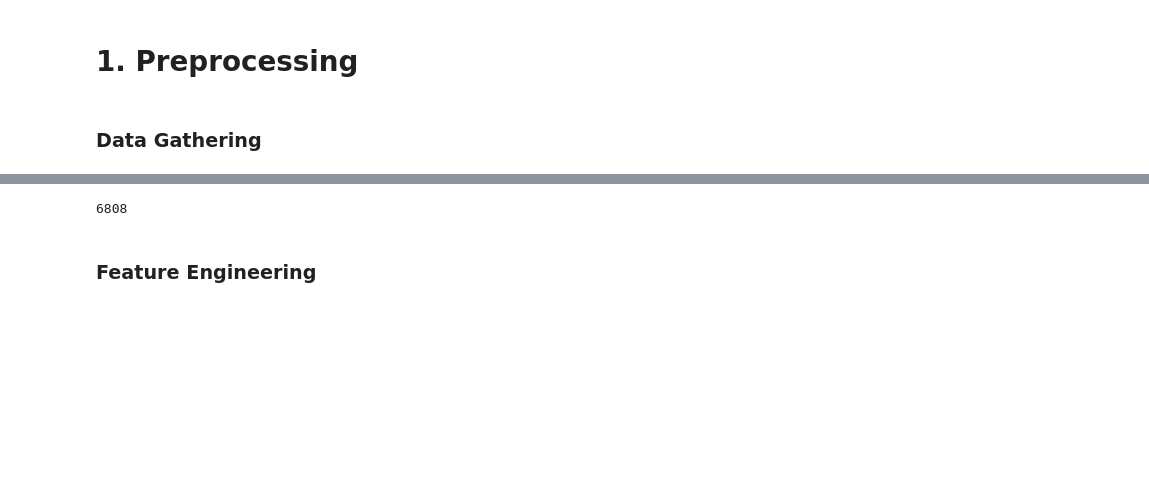
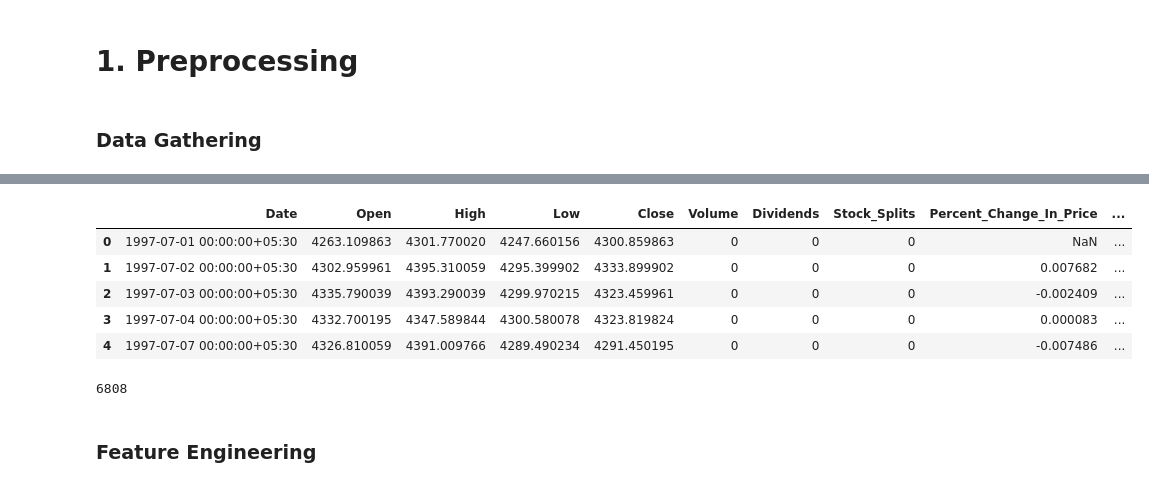
Before and after one commit to jigardonga105/Financial-Portfolio-Optimization, a Jupyter notebook: Models/lstm.ipynb, the cells around one changed output, grey strips where cells are left out. Cells and saved outputs as stored; diff of their text form; code cells hidden in the pictures; blank space fills up the shorter version.

```diff
--- a/Models/lstm.ipynb
+++ b/Models/lstm.ipynb
@@ -42,6 +39,15 @@ BSESN.tail()
 | 6805 | 2025-02-13 00:00:00+05:30 | 76201.101562 | 76764.531250 | 76013.429688 | 76138.968750 | 6900 | 0 | 0 | -0.000422 | ... |
 | 6806 | 2025-02-14 00:00:00+05:30 | 76388.992188 | 76483.062500 | 75439.640625 | 75939.210938 | 9300 | 0 | 0 | -0.002624 | ... |
 | 6807 | 2025-02-17 00:00:00+05:30 | 75641.406250 | 76041.960938 | 75294.757812 | 75996.859375 | 0 | 0 | 0 | 0.000759 | ... |
+# %%
+BSESN.head()
+# %% [output]
+|  | Date | Open | High | Low | Close | Volume | Dividends | Stock_Splits | Percent_Change_In_Price | ... |
+| 0 | 1997-07-01 00:00:00+05:30 | 4263.109863 | 4301.770020 | 4247.660156 | 4300.859863 | 0 | 0 | 0 | NaN | ... |
+| 1 | 1997-07-02 00:00:00+05:30 | 4302.959961 | 4395.310059 | 4295.399902 | 4333.899902 | 0 | 0 | 0 | 0.007682 | ... |
+| 2 | 1997-07-03 00:00:00+05:30 | 4335.790039 | 4393.290039 | 4299.970215 | 4323.459961 | 0 | 0 | 0 | -0.002409 | ... |
+| 3 | 1997-07-04 00:00:00+05:30 | 4332.700195 | 4347.589844 | 4300.580078 | 4323.819824 | 0 | 0 | 0 | 0.000083 | ... |
+| 4 | 1997-07-07 00:00:00+05:30 | 4326.810059 | 4391.009766 | 4289.490234 | 4291.450195 | 0 | 0 | 0 | -0.007486 | ... |
 # %%
 len(BSESN)
 # %% [output]
```
Also changed, not shown: parts of 12 cells of this notebook, 4 other files.
